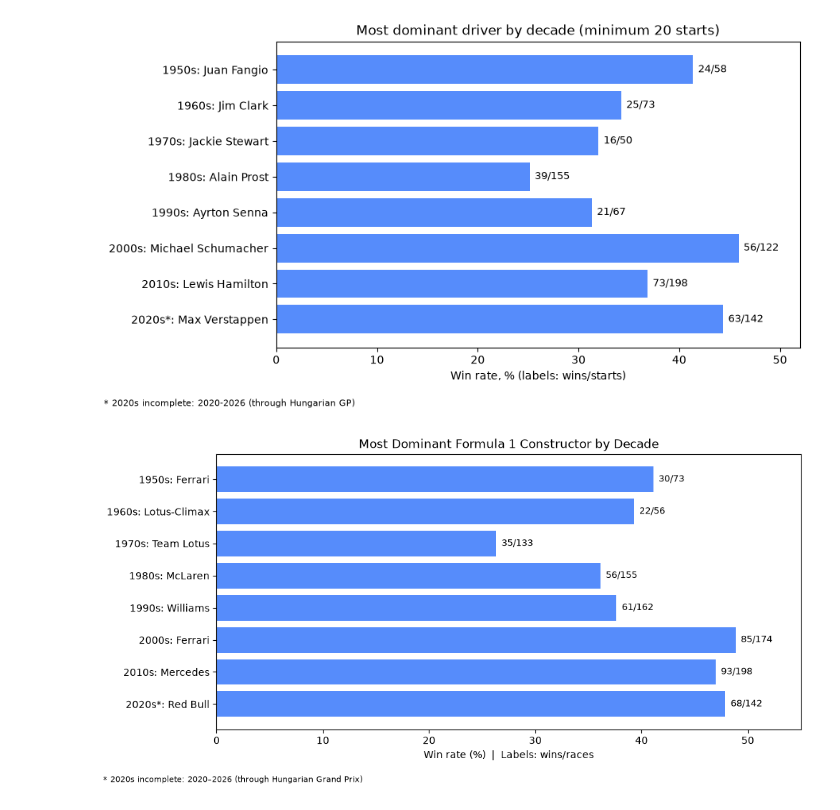
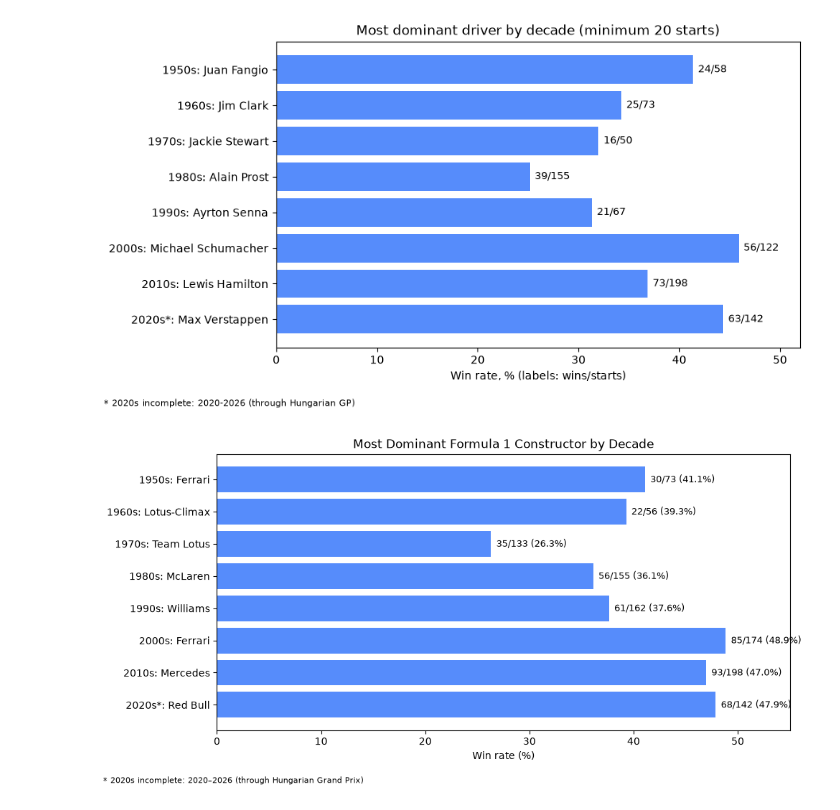
Before and after one commit to luvurgrace/f1-sql-analysis, a Jupyter notebook: notebooks/analysis.ipynb, the cells around one changed output. Saved outputs shown, nothing was run; the diff lists cells and outputs as text; code cells hidden in the pictures.

Commit message:
Finalize Q3: charts for margins and titles

```diff
--- a/notebooks/analysis.ipynb
+++ b/notebooks/analysis.ipynb
@@ -34,16 +34,14 @@ df = pd.read_csv("../results/q2_constructor_dominance.csv")
 
 top1 = df[df["rank_in_decade"] == 1].copy()
 
-star = top1["decade"].apply(
-    lambda d: "*" if d == 2020 else ""
-)
+star = top1["decade"].apply(lambda d: "*" if d == 2020 else "")
 
 top1["label"] = (
-        top1["decade"].astype(str)
-        + "s"
-        + star
-        + ": "
-        + top1["constructor_name"]
+    top1["decade"].astype(str)
+    + "s"
+    + star
+    + ": "
+    + top1["constructor_name"]
 )
 
 fig, ax = plt.subplots(figsize=(10, 5))
@@ -56,40 +54,38 @@ bars = ax.barh(
 ax.invert_yaxis()
 
 for bar, wins, races in zip(
-        bars,
-        top1["wins"],
-        top1["races"]
+    bars,
+    top1["wins"],
+    top1["races"]
 ):
     ax.text(
         bar.get_width() + 0.5,
         bar.get_y() + bar.get_height() / 2,
-        f"{wins}/{races}",
+        f"{wins}/{races} ({bar.get_width():.1f}%)",
         va="center",
         fontsize=9
     )
 
 ax.set_xlim(0, 55)
 
-ax.set_xlabel("Win rate (%)  |  Labels: wins/races")
-ax.set_title(
-    "Most Dominant Formula 1 Constructor by Decade"
-)
+ax.set_xlabel("Win rate (%)")
+ax.set_title("Most Dominant Formula 1 Constructor by Decade")
 
 fig.text(
     0.01,
     0.01,
     "* 2020s incomplete: 2020–2026 (through Hungarian Grand Prix)",
     fontsize=8
 )
 
 plt.tight_layout(rect=[0, 0.04, 1, 1])
 
 plt.savefig(
     "../charts/q2_constructor_dominance.png",
     dpi=150,
     bbox_inches="tight"
 )
 
 plt.show()
 # %% [output]
-[figure, old version]
+[figure, new version]
```
Also changed, not shown: parts of 2 cells of this notebook, 10 other files.
